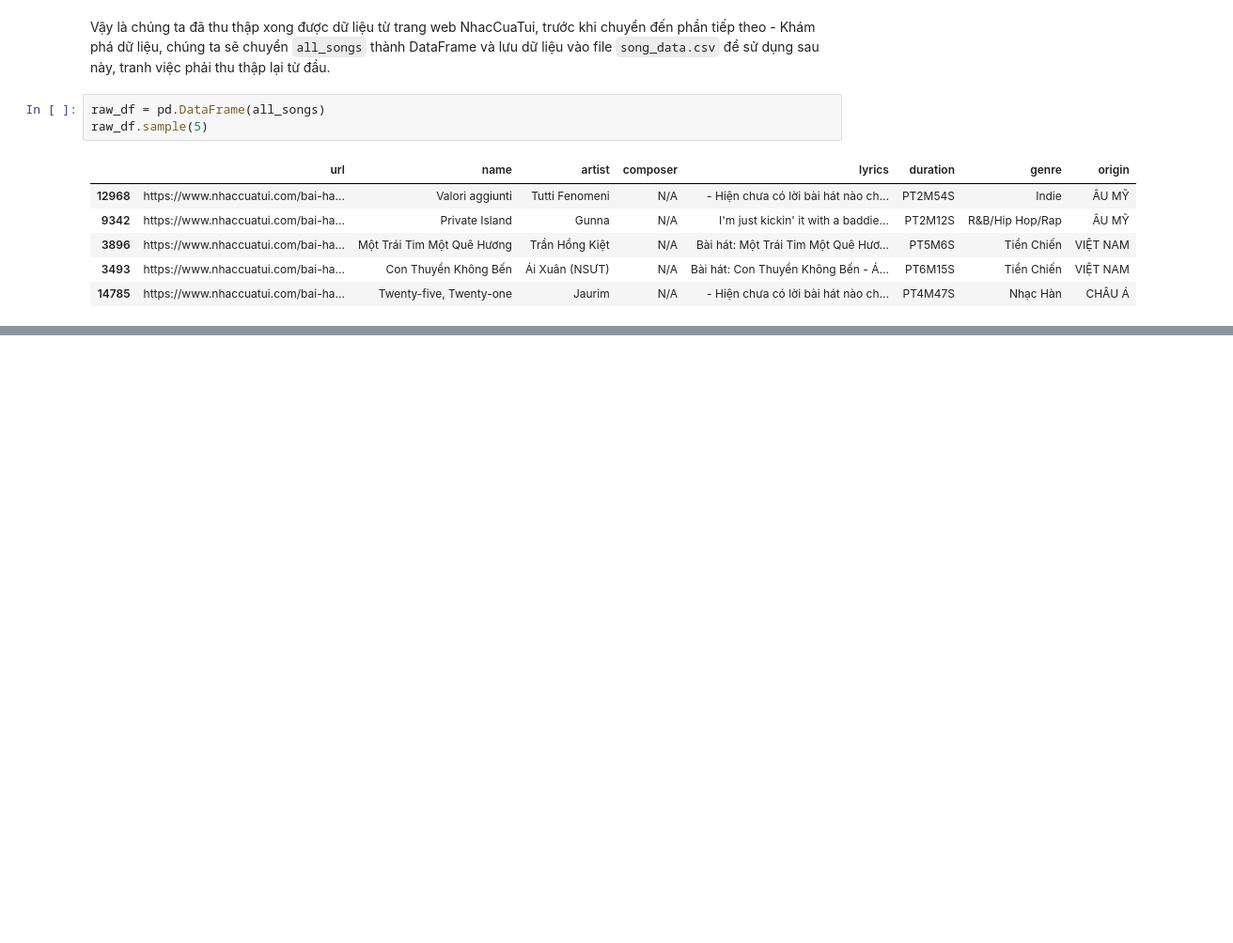
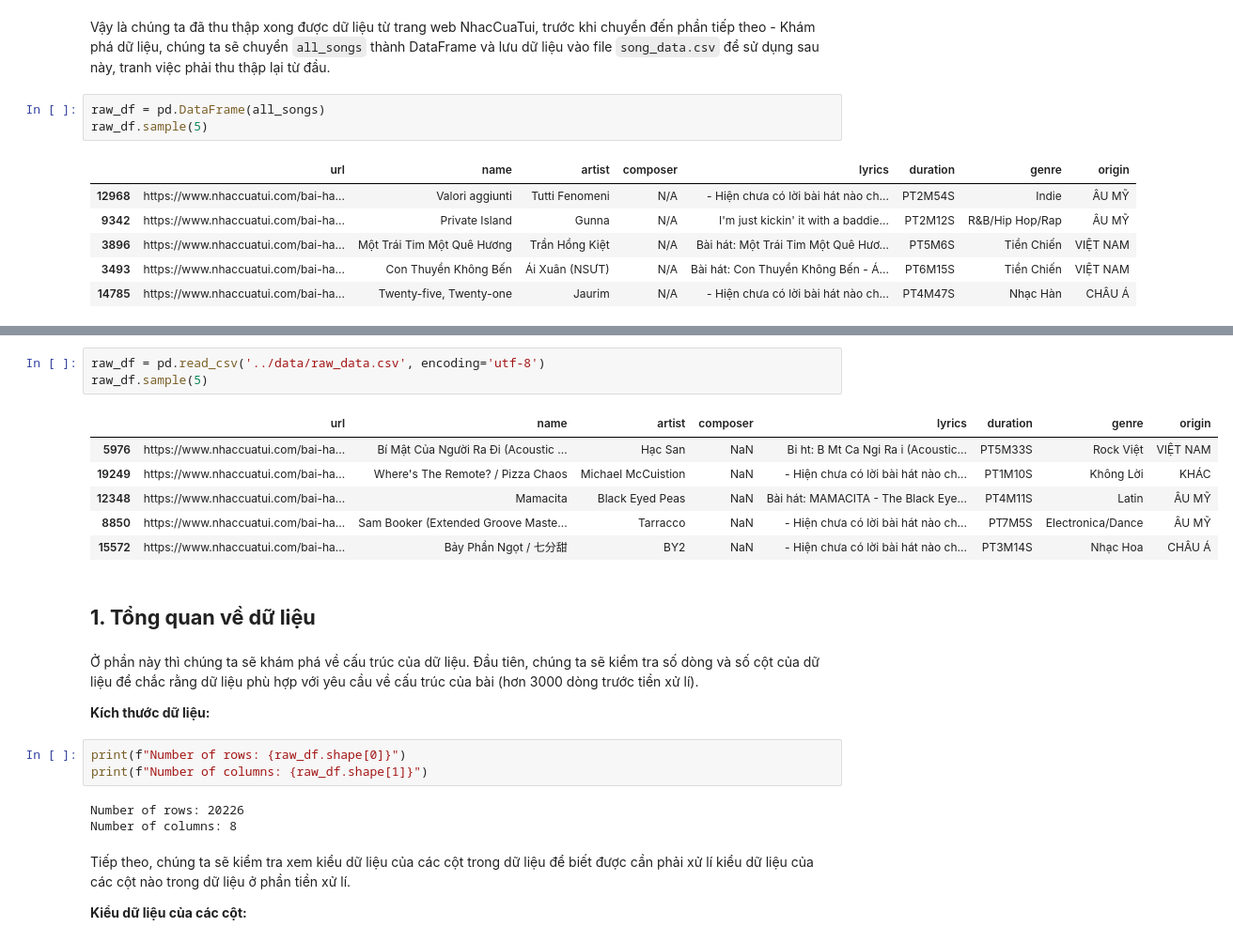
Before and after one commit to pililover/Visualization-Lab, a Jupyter notebook: sourcecode/data_visualization.ipynb, the cells around one changed output, grey strips where cells are left out. Shown: that part at 94% size. Saved outputs shown, nothing was run; the diff lists cells and outputs as text; blank space fills up the shorter version.

```diff
--- a/sourcecode/data_visualization.ipynb
+++ b/sourcecode/data_visualization.ipynb
@@ -235,0 +248,27 @@ Name: count, dtype: int64
+# %%
+raw_df = pd.read_csv('../data/raw_data.csv', encoding='utf-8')
+raw_df.sample(5)
+# %% [output]
+|  | url | name | artist | composer | lyrics | duration | genre | origin |
+| 5976 | https://www.nhaccuatui.com/bai-ha... | Bí Mật Của Người Ra Đi (Acoustic ... | Hạc San | NaN | Bi ht: B Mt Ca Ngi Ra i (Acoustic... | PT5M33S | Rock Việt | VIỆT NAM |
+| 19249 | https://www.nhaccuatui.com/bai-ha... | Where's The Remote? / Pizza Chaos | Michael McCuistion | NaN | - Hiện chưa có lời bài hát nào ch... | PT1M10S | Không Lời | KHÁC |
+| 12348 | https://www.nhaccuatui.com/bai-ha... | Mamacita | Black Eyed Peas | NaN | Bài hát: MAMACITA - The Black Eye... | PT4M11S | Latin | ÂU MỸ |
+| 8850 | https://www.nhaccuatui.com/bai-ha... | Sam Booker (Extended Groove Maste... | Tarracco | NaN | - Hiện chưa có lời bài hát nào ch... | PT7M5S | Electronica/Dance | ÂU MỸ |
+| 15572 | https://www.nhaccuatui.com/bai-ha... | Bảy Phần Ngọt / 七分甜 | BY2 | NaN | - Hiện chưa có lời bài hát nào ch... | PT3M14S | Nhạc Hoa | CHÂU Á |
+# %% [markdown]
+<a id="eda1"></a>
+## **1. Tổng quan về dữ liệu**
+# %% [markdown]
+Ở phần này thì chúng ta sẽ khám phá về cấu trúc của dữ liệu. Đầu tiên, chúng ta sẽ kiểm tra số dòng và số cột của dữ liệu để chắc rằng dữ liệu phù hợp với yêu cầu về cấu trúc của bài (hơn 3000 dòng trước tiền xử lí).
+
+**Kích thước dữ liệu:**
+# %%
+print(f"Number of rows: {raw_df.shape[0]}")
+print(f"Number of columns: {raw_df.shape[1]}")
+# %% [output]
+Number of rows: 20226
+Number of columns: 8
+# %% [markdown]
+Tiếp theo, chúng ta sẽ kiểm tra xem kiểu dữ liệu của các cột trong dữ liệu để biết được cần phải xử lí kiểu dữ liệu của các cột nào trong dữ liệu ở phần tiền xử lí.
+
+**Kiểu dữ liệu của các cột:**
```
Also changed, not shown: parts of 52 cells of this notebook, 3 other files.
